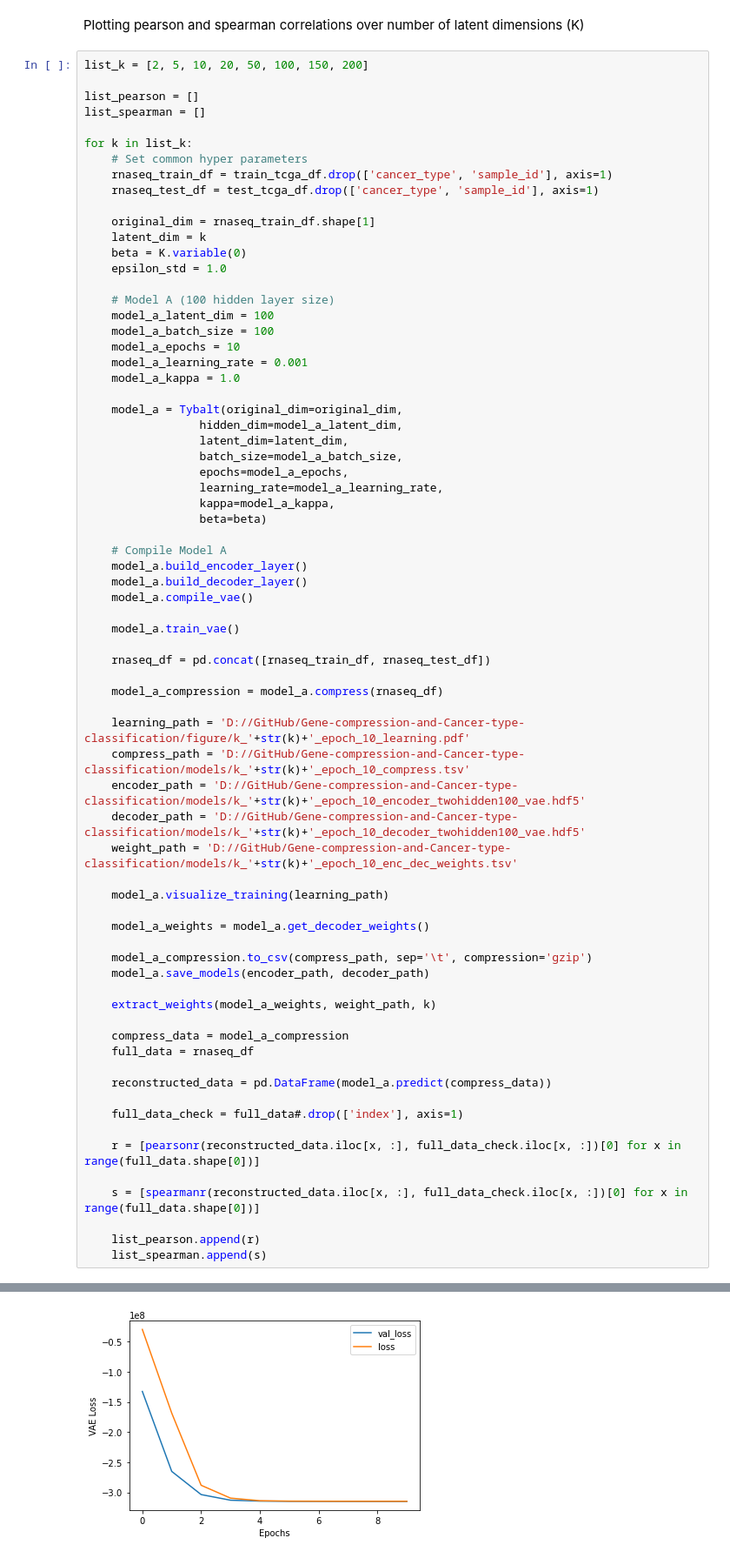
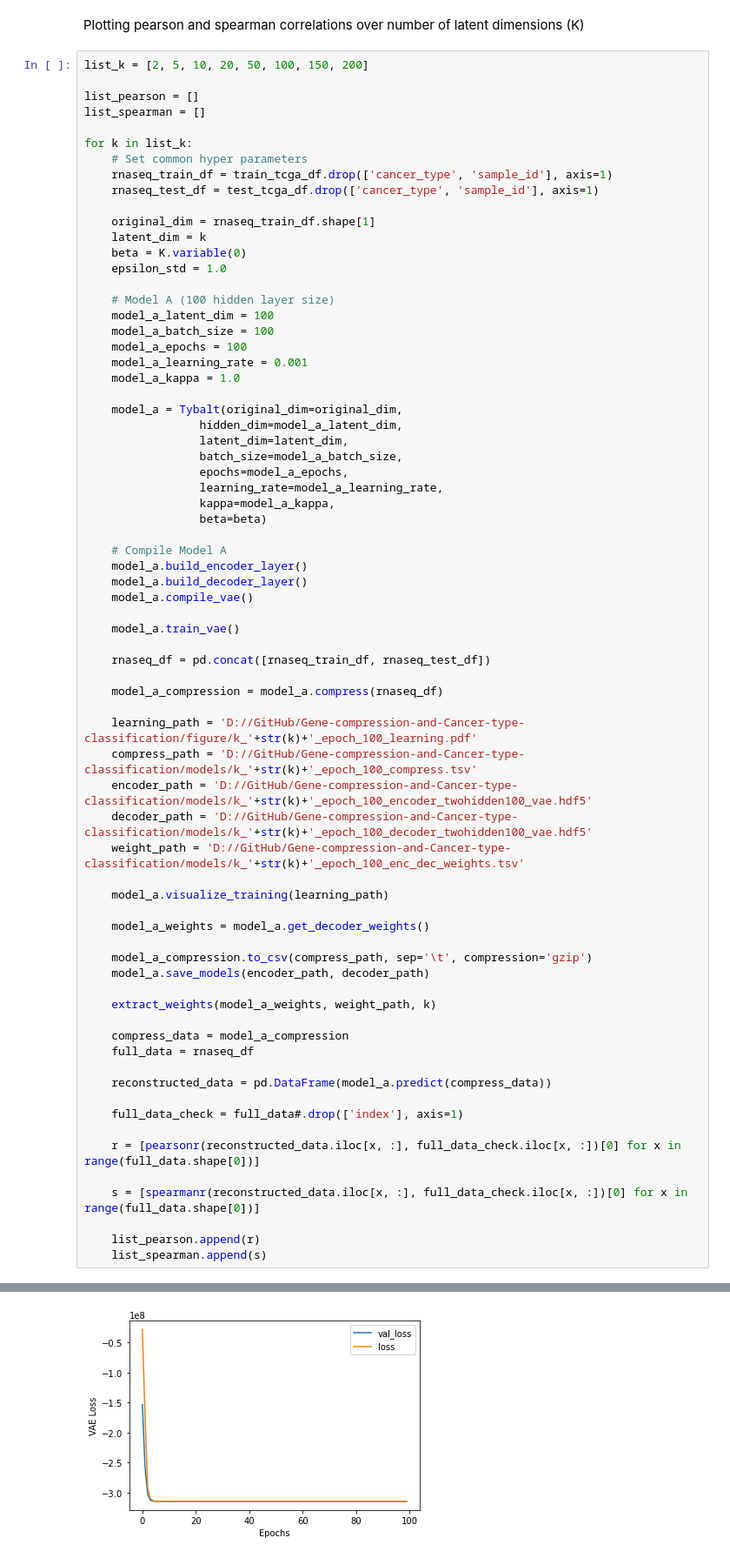
Before and after one commit to RushiBhatt007/Gene-compression-and-Cancer-type-classification, a Jupyter notebook: VAE_LR.ipynb, the cells around one changed output, grey strips where cells are left out. Shown at 87% size. Drawn from its saved outputs; the diff is of its cells as text.

Commit message:
100 epochs

```diff
--- a/VAE_LR.ipynb
+++ b/VAE_LR.ipynb
@@ -576,7 +576,7 @@ for k in list_k:
     # Model A (100 hidden layer size)
     model_a_latent_dim = 100
     model_a_batch_size = 100
-    model_a_epochs = 10
+    model_a_epochs = 100
     model_a_learning_rate = 0.001
     model_a_kappa = 1.0
 
@@ -600,11 +600,11 @@ for k in list_k:
 
     model_a_compression = model_a.compress(rnaseq_df)
 
-    learning_path = 'D://GitHub/Gene-compression-and-Cancer-type-classification/figure/k_'+str(k)+'_epoch_10_learning.pdf'
-    compress_path = 'D://GitHub/Gene-compression-and-Cancer-type-classification/models/k_'+str(k)+'_epoch_10_compress.tsv'
-    encoder_path = 'D://GitHub/Gene-compression-and-Cancer-type-classification/models/k_'+str(k)+'_epoch_10_encoder_twohidden100_vae.hdf5'
-    decoder_path = 'D://GitHub/Gene-compression-and-Cancer-type-classification/models/k_'+str(k)+'_epoch_10_decoder_twohidden100_vae.hdf5'
-    weight_path = 'D://GitHub/Gene-compression-and-Cancer-type-classification/models/k_'+str(k)+'_epoch_10_enc_dec_weights.tsv'
+    learning_path = 'D://GitHub/Gene-compression-and-Cancer-type-classification/figure/k_'+str(k)+'_epoch_100_learning.pdf'
+    compress_path = 'D://GitHub/Gene-compression-and-Cancer-type-classification/models/k_'+str(k)+'_epoch_100_compress.tsv'
+    encoder_path = 'D://GitHub/Gene-compression-and-Cancer-type-classification/models/k_'+str(k)+'_epoch_100_encoder_twohidden100_vae.hdf5'
+    decoder_path = 'D://GitHub/Gene-compression-and-Cancer-type-classification/models/k_'+str(k)+'_epoch_100_decoder_twohidden100_vae.hdf5'
+    weight_path = 'D://GitHub/Gene-compression-and-Cancer-type-classification/models/k_'+str(k)+'_epoch_100_enc_dec_weights.tsv'
 
     model_a.visualize_training(learning_path)
 
@@ -768 +768 @@ Epoch 10/10
-[figure, old version]
+[figure, new version]
```
Also changed, not shown: parts of 4 cells of this notebook.
